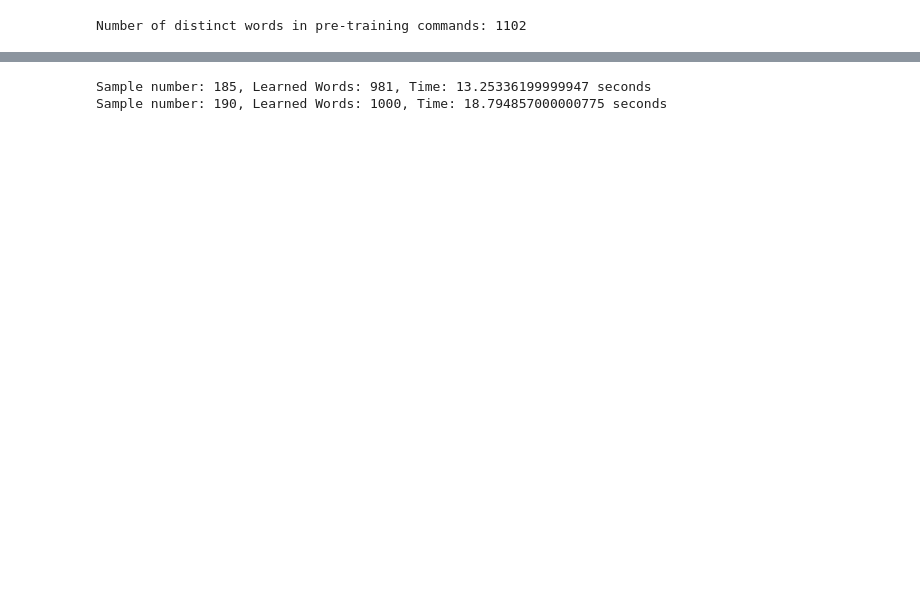
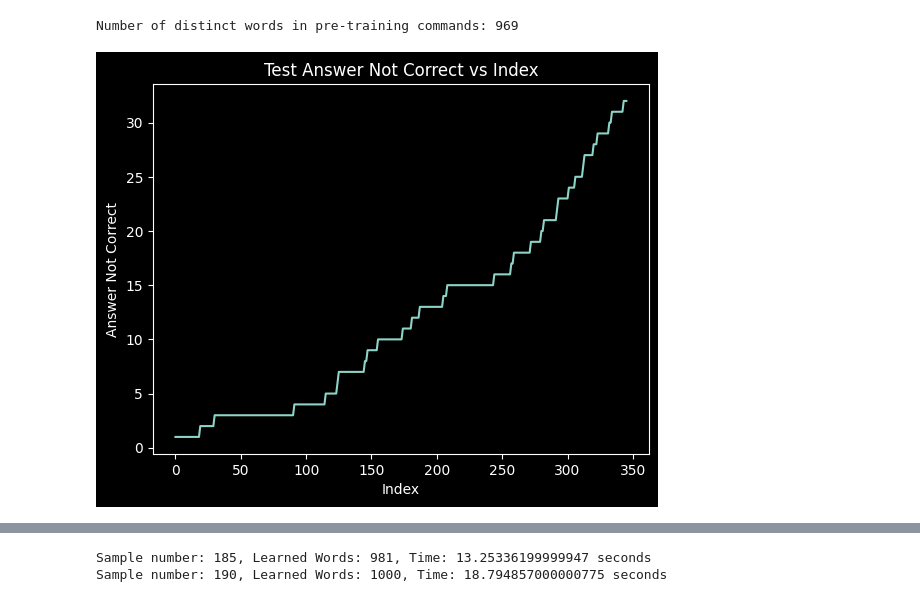
Before and after one commit to cjwalmsley/Training-and-evaluating-cognitive-language-models, a Jupyter notebook: debug_notebook.ipynb, the cells around one changed output, grey strips where cells are left out. Saved outputs shown, nothing was run; the diff lists cells and outputs as text; code cells hidden in the pictures; blank space fills up the shorter version.

```diff
--- a/debug_notebook.ipynb
+++ b/debug_notebook.ipynb
@@ -190,7 +126,21 @@ def count_distinct_words_in_pre_training_commands(the_dataset, up_to_index):
     return len(distinct_words)
 
 
-num_distinct_words = count_distinct_words_in_pre_training_commands(df_32, up_to_index=268)
+num_distinct_words = count_distinct_words_in_pre_training_commands(df_from_results, up_to_index=268)
 print(f"Number of distinct words in pre-training commands: {num_distinct_words}")
 # %% [output]
-Number of distinct words in pre-training commands: 1102
+Number of distinct words in pre-training commands: 969
+# %%
+#plot a graph showing sum of "test_answer_correct" == false vs index
+
+def plot_test_answer_correct(the_df):
+    plt.plot(the_df.index, the_df["test_answer_correct"].apply(lambda x: 0 if x else 1).cumsum())
+    plt.xlabel("Index")
+    plt.ylabel("Answer Not Correct")
+    plt.title("Test Answer Not Correct vs Index")
+    plt.show()
+
+
+plot_test_answer_correct(df_from_results)
+# %% [output]
+[figure, added]
```
Also changed, not shown: parts of 22 cells of this notebook, 12 other files.
